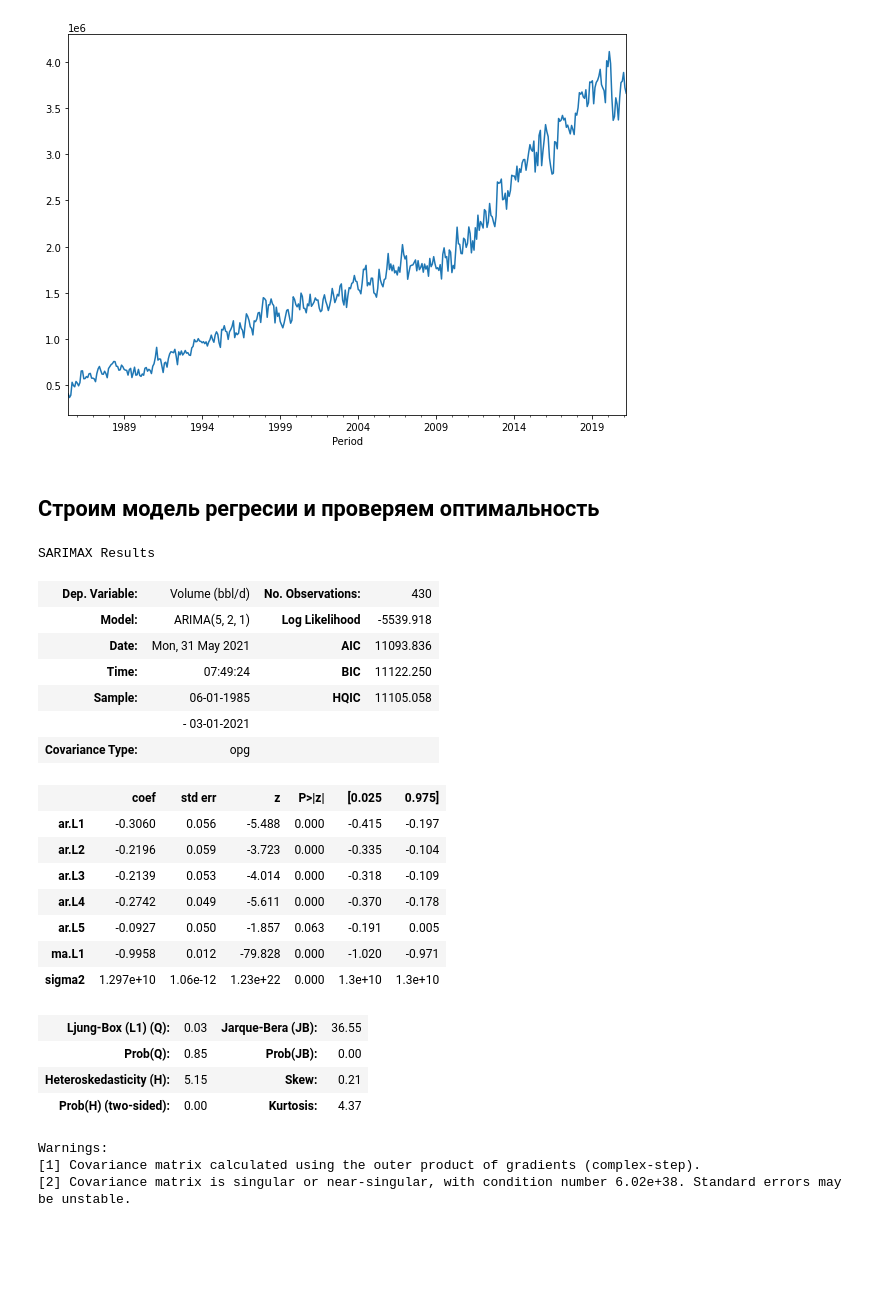
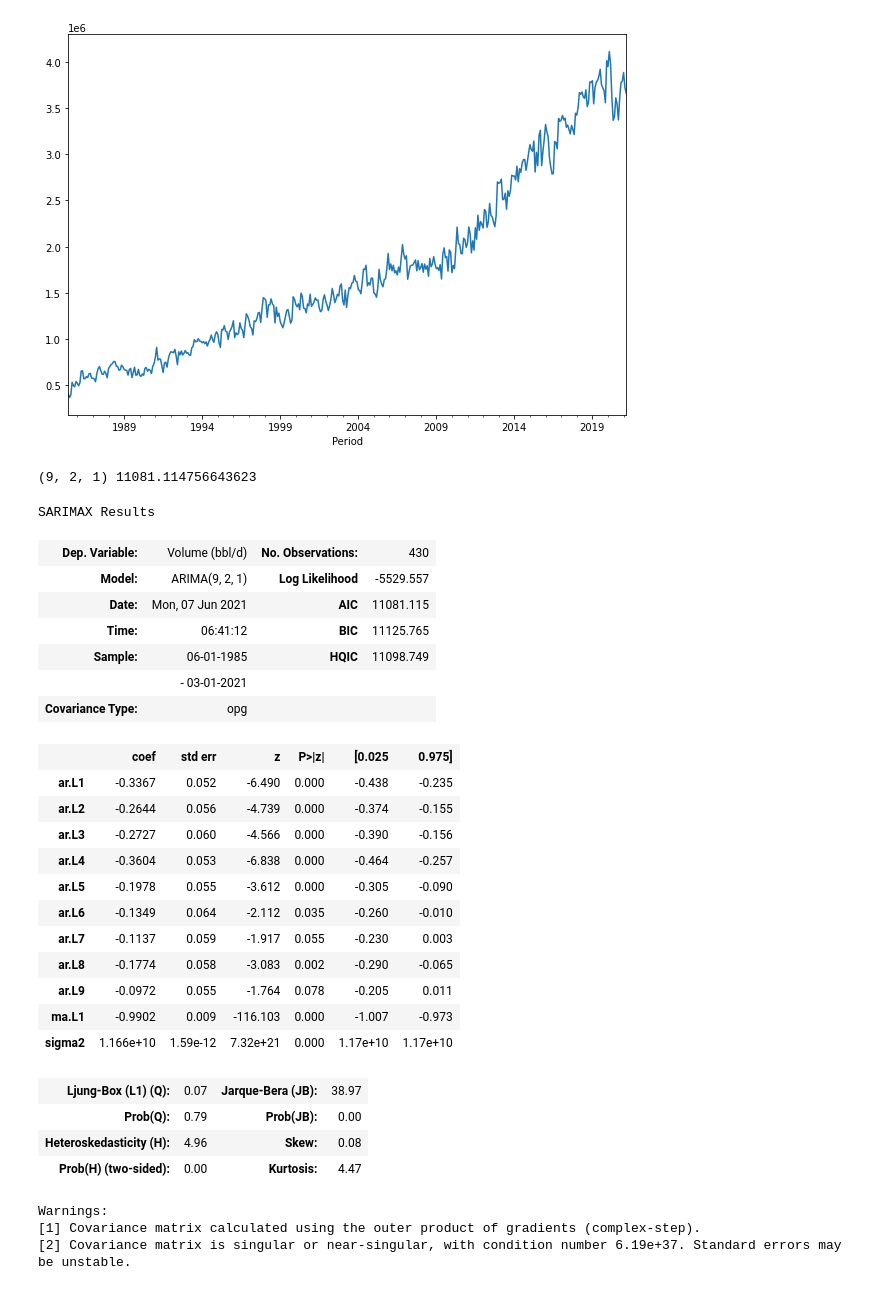
Before and after one commit to LeoLioLieLion/arima-test, a Jupyter notebook: ARIMA_test.ipynb, the cells around one changed output. Drawn from its saved outputs; the diff is of its cells as text; code cells hidden in the pictures; blank space fills up the shorter version.

```diff
--- a/ARIMA_test.ipynb
+++ b/ARIMA_test.ipynb
@@ -40,34 +33,54 @@ timeseries.plot(figsize=(10, 7))
 # %% [output]
 <matplotlib.axes._subplots.AxesSubplot at 0x...>
 [figure]
-# %% [markdown]
-## Строим модель регресии и проверяем оптимальность
+# %%
+import warnings
+warnings.filterwarnings("ignore")
+
+p = range(0,10)
+d = q = range(0,3)
+pdq = list(itertools.product(p, d, q))
+best_pdq = (0,0,0)
+best_aic = np.inf
+for params in pdq:
+  model_test = ARIMA(timeseries, order = params)
+  result_test = model_test.fit()
+  if result_test.aic < best_aic:
+    best_pdq = params
+    best_aic = result_test.aic
+print(best_pdq, best_aic)
+# %% [output]
+(9, 2, 1) 11081.114756643623
 # %%
-model = ARIMA(timeseries, order=(5,2,1))
+model = ARIMA(timeseries, order=best_pdq)
 result = model.fit()
 result.summary()
 # %% [output]
 SARIMAX Results
 | Dep. Variable: | Volume (bbl/d) | No. Observations: | 430 |
-| Model: | ARIMA(5, 2, 1) | Log Likelihood | -5539.918 |
-| Date: | Mon, 31 May 2021 | AIC | 11093.836 |
-| Time: | 07:49:24 | BIC | 11122.250 |
-| Sample: | 06-01-1985 | HQIC | 11105.058 |
+| Model: | ARIMA(9, 2, 1) | Log Likelihood | -5529.557 |
+| Date: | Mon, 07 Jun 2021 | AIC | 11081.115 |
+| Time: | 06:41:12 | BIC | 11125.765 |
+| Sample: | 06-01-1985 | HQIC | 11098.749 |
 |  | - 03-01-2021 |  |  |
 | Covariance Type: | opg |  |  |
 |  | coef | std err | z | P>|z| | [0.025 | 0.975] |
-| ar.L1 | -0.3060 | 0.056 | -5.488 | 0.000 | -0.415 | -0.197 |
-| ar.L2 | -0.2196 | 0.059 | -3.723 | 0.000 | -0.335 | -0.104 |
-| ar.L3 | -0.2139 | 0.053 | -4.014 | 0.000 | -0.318 | -0.109 |
-| ar.L4 | -0.2742 | 0.049 | -5.611 | 0.000 | -0.370 | -0.178 |
-| ar.L5 | -0.0927 | 0.050 | -1.857 | 0.063 | -0.191 | 0.005 |
-| ma.L1 | -0.9958 | 0.012 | -79.828 | 0.000 | -1.020 | -0.971 |
-| sigma2 | 1.297e+10 | 1.06e-12 | 1.23e+22 | 0.000 | 1.3e+10 | 1.3e+10 |
+| ar.L1 | -0.3367 | 0.052 | -6.490 | 0.000 | -0.438 | -0.235 |
+| ar.L2 | -0.2644 | 0.056 | -4.739 | 0.000 | -0.374 | -0.155 |
+| ar.L3 | -0.2727 | 0.060 | -4.566 | 0.000 | -0.390 | -0.156 |
+| ar.L4 | -0.3604 | 0.053 | -6.838 | 0.000 | -0.464 | -0.257 |
+| ar.L5 | -0.1978 | 0.055 | -3.612 | 0.000 | -0.305 | -0.090 |
+| ar.L6 | -0.1349 | 0.064 | -2.112 | 0.035 | -0.260 | -0.010 |
+| ar.L7 | -0.1137 | 0.059 | -1.917 | 0.055 | -0.230 | 0.003 |
+| ar.L8 | -0.1774 | 0.058 | -3.083 | 0.002 | -0.290 | -0.065 |
+| ar.L9 | -0.0972 | 0.055 | -1.764 | 0.078 | -0.205 | 0.011 |
+| ma.L1 | -0.9902 | 0.009 | -116.103 | 0.000 | -1.007 | -0.973 |
+| sigma2 | 1.166e+10 | 1.59e-12 | 7.32e+21 | 0.000 | 1.17e+10 | 1.17e+10 |
-| Ljung-Box (L1) (Q): | 0.03 | Jarque-Bera (JB): | 36.55 |
-| Prob(Q): | 0.85 | Prob(JB): | 0.00 |
-| Heteroskedasticity (H): | 5.15 | Skew: | 0.21 |
-| Prob(H) (two-sided): | 0.00 | Kurtosis: | 4.37 |
+| Ljung-Box (L1) (Q): | 0.07 | Jarque-Bera (JB): | 38.97 |
+| Prob(Q): | 0.79 | Prob(JB): | 0.00 |
+| Heteroskedasticity (H): | 4.96 | Skew: | 0.08 |
+| Prob(H) (two-sided): | 0.00 | Kurtosis: | 4.47 |
 Warnings:
 [1] Covariance matrix calculated using the outer product of gradients (complex-step).
-[2] Covariance matrix is singular or near-singular, with condition number 6.02e+38. Standard errors may be unstable.
+[2] Covariance matrix is singular or near-singular, with condition number 6.19e+37. Standard errors may be unstable.
 # %%
```
Also changed, not shown: parts of 7 cells of this notebook.
